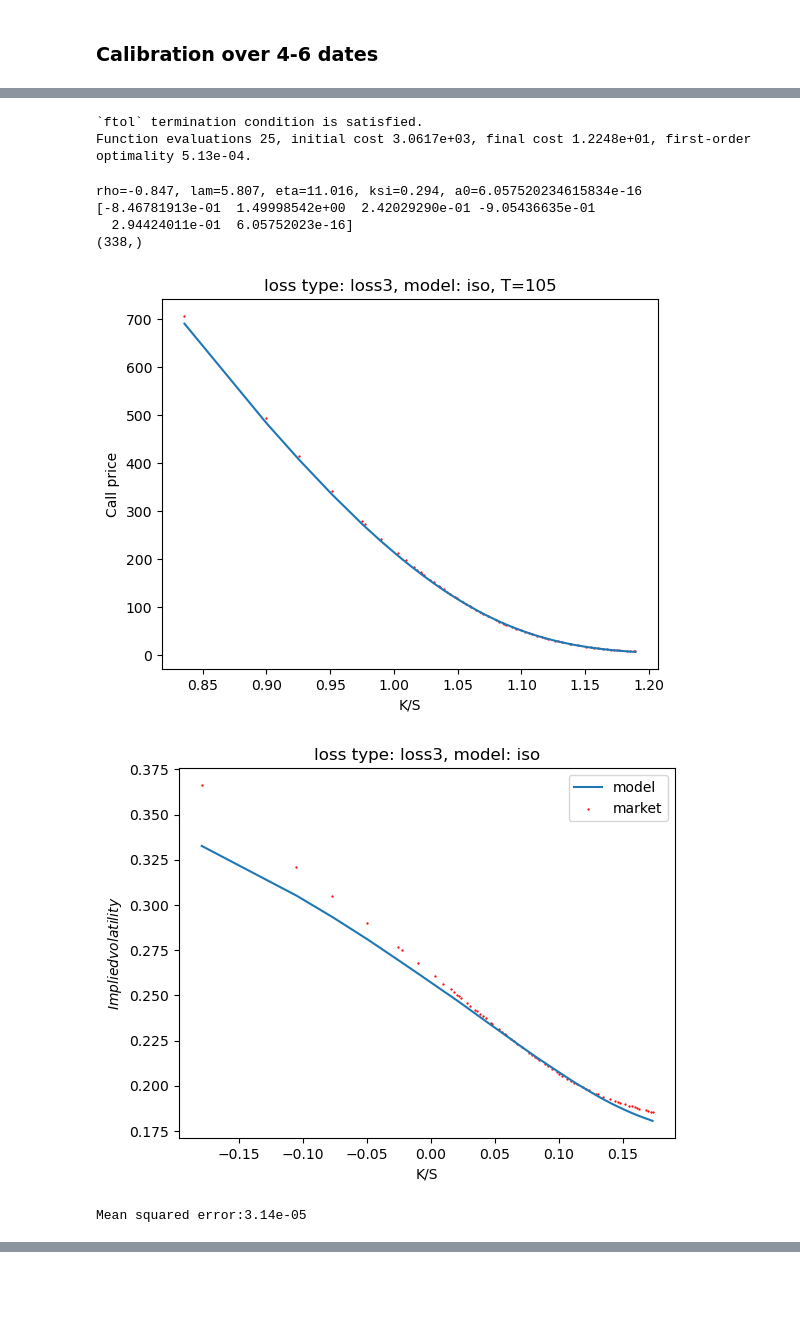
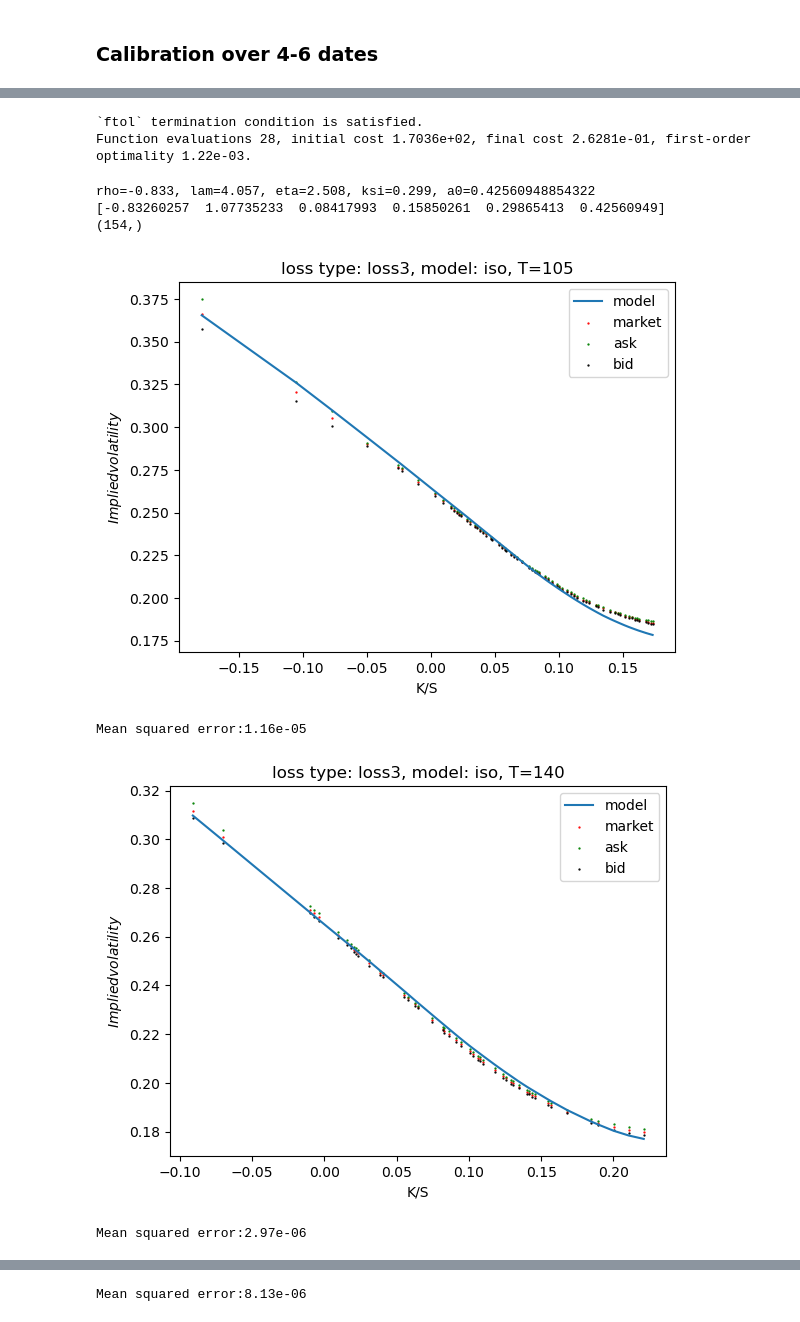
Before and after one commit to GearlessJohn/deep-pricing, a Jupyter notebook: src/simulation_Xt_V1.ipynb, the cells around one changed output, grey strips where cells are left out. Saved outputs shown, nothing was run; the diff lists cells and outputs as text; code cells hidden in the pictures; blank space fills up the shorter version.

```diff
--- a/src/simulation_Xt_V1.ipynb
+++ b/src/simulation_Xt_V1.ipynb
@@ -344,7 +344,8 @@ def sample_S_frac(rho=0.5, H=0.5, c=1, ksi=[0.5], a0=1, T=1.5, pre=False):
 def sample_S_exp_iso(rho=0.5, v=1, epsilon=1, H=0.5, ksi=0.5, a0=1, T=[1.5], pre=False):
     sample=[]
     eta = v*epsilon**(H-0.5)
-    lam = -(H-0.5)/epsilon
+    lam = -1/epsilon*(H-0.5)
+    # print("lam=", lam, "\n eta=", eta)
 
     for T_unique in np.unique(T):
 
@@ -505,17 +501,19 @@ Wall time: 26 µs
 # %%
-def test_implied_vol(S0, T, Ks, call_models, vol_markets, loss_type="1", model="frac"):
+def test_implied_vol(S0, T, Ks, call_models, vol_markets, vol_ask, vol_bid, loss_type="1", model="frac"):
 
     fig = plt.figure()
     ax = fig.add_subplot(111)
-    vol_models = np.array([implied_volatility_call_bisection(C=call_models[i], S=S0[i], K=Ks[i], T=T[i], r=0, tol=1e-7, max_iterations=1000) for i in range(len(Ks))])
+    vol_models = np.array([implied_volatility_call_bisection(C=call_models[i], S=S0[i], K=Ks[i], T=T[i], r=0) for i in range(len(Ks))])
     # vol_markets = np.array([implied_volatility_call_bisection(C=call_markets[i], S=S0, K=Ks[i], T=T, r=0) for i in range(len(Ks))])
 
     ax.plot(np.log(Ks/S0), vol_models, label="model")
     ax.scatter(np.log(Ks/S0), vol_markets, label="market", s=0.4, c="red")
+    ax.scatter(np.log(Ks/S0), vol_ask, label="ask", s=0.4, c="green")
+    ax.scatter(np.log(Ks/S0), vol_bid, label="bid", s=0.4, c="black")
 
     ax.set_xlabel('K/S')
     ax.set_ylabel('$Implied volatility$')
-    ax.set_title(f"loss type: loss{loss_type}, model: {model}")
+    ax.set_title(f"loss type: loss{loss_type}, model: {model}, T={int(T[0]*365)}")
 
     plt.legend(loc='best')
 
@@ -790,0 +787,3 @@ Function evaluations 27, initial cost 3.5627e+02, final cost 1.2248e+01, first-o
+# %%
+res = calibration(Ks=Ks, y=call_markets, S0=S0s, T=Ts, loss=loss_2, kernel="exp")
+params = res.x
@@ -860,44 +919,48 @@ Mean squared error:6.02e-05
-# %%
-vol_markets = [implied_volatility_call_bisection(C=call_markets[i], S=S0s[i], K=Ks[i], T=Ts[i], r=0, max_iterations=1000) for i in range(len(Ks))]
-vega = np.array([vega_func(S0s[i], Ks[i], Ts[i], r=0, sigma = vol_markets[i]) + 1e-8 for i in range(len(Ks))])
-
-res = calibration(Ks=Ks, y=call_markets, S0=S0s, T=Ts, loss=loss_3, kernel="iso")
-params = res.x
-# %% [output]
-`ftol` termination condition is satisfied.
-Function evaluations 25, initial cost 3.0617e+03, final cost 1.2248e+01, first-order optimality 5.13e-04.
+# %%
+res = calibration(Ks=Ks, y=call_markets, S0=S0s, T=Ts, loss=loss_3, kernel="iso")
+params = res.x
+# %% [output]
+`ftol` termination condition is satisfied.
+Function evaluations 28, initial cost 1.7036e+02, final cost 2.6281e-01, first-order optimality 1.22e-03.
 # %%
 eta = params[1]*params[2]**(params[3]-0.5)
 lam = -(params[3]-0.5)/params[2]
 print(f"rho={params[0]:.3f}, lam={lam:.3f}, eta={eta:.3f}, ksi={params[4]:.3f}, a0={params[5]} ")
 print(params)
 ST = sample_S_exp_iso(T=Ts, rho=params[0], v=params[1], epsilon=params[2], H=params[3], ksi=params[4], a0=params[5])[:,:,-1]
 T_unique = np.unique(Ts)
 
 call_models = np.array([np.mean(np.maximum(S0s[i]*ST[T_unique.tolist().index(Ts[i])]-Ks[i], 0))  for i in range(len(Ks))])
 print(call_models.shape)
 
-T_view = filter_T[2]/365
+for T_view in filter_T:
+    T_view = T_view/365
+# T_view = filter_T[1]/365
 
-fig = plt.figure()
-ax = fig.add_subplot(111)
-ax.scatter(Ks[np.array(Ts)==T_view]/S0s[np.array(Ts)==T_view], np.array(call_markets)[np.array(Ts)==T_view], s=0.4, c="red")
-ax.plot(Ks[np.array(Ts)==T_view]/S0s[np.array(Ts)==T_view], np.array(call_models)[np.array(Ts)==T_view], "-")
+# fig = plt.figure()
+# ax = fig.add_subplot(111)
+# ax.scatter(Ks[np.array(Ts)==T_view]/S0s[np.array(Ts)==T_view], np.array(call_markets)[np.array(Ts)==T_view], s=0.4, c="red")
+# ax.plot(Ks[np.array(Ts)==T_view]/S0s[np.array(Ts)==T_view], np.array(call_models)[np.array(Ts)==T_view], "-")
 
 
-ax.set_xlabel("K/S")
-ax.set_ylabel("Call price")
-ax.set_title(f"loss type: loss3, model: iso, T={int(T_view*365)}")
+# ax.set_xlabel("K/S")
+# ax.set_ylabel("Call price")
+# ax.set_title(f"loss type: loss3, model: iso, T={int(T_view*365)}")
 
-plt.show()
+# plt.show()
 
 
-test_implied_vol(S0=S0s[np.array(Ts)==T_view], T=Ts[np.array(Ts)==T_view], Ks=Ks[np.array(Ts)==T_view], call_models=call_models[np.array(Ts)==T_view], vol_markets=np.array(vol_markets)[np.array(Ts)==T_view], model="iso", loss_type=3)
+    test_implied_vol(S0=S0s[np.array(Ts)==T_view], T=Ts[np.array(Ts)==T_view], Ks=Ks[np.array(Ts)==T_view],
+                    call_models=call_models[np.array(Ts)==T_view],
+                    vol_markets=np.array(vol_markets)[np.array(Ts)==T_view],
+                    vol_ask = np.array(vol_ask)[np.array(Ts)==T_view],
+                    vol_bid = np.array(vol_bid)[np.array(Ts)==T_view],
+                    model="iso", loss_type=3)
 # %% [output]
-rho=-0.847, lam=5.807, eta=11.016, ksi=0.294, a0=6.057520234615834e-16
-[-8.46781913e-01  1.49998542e+00  2.42029290e-01 -9.05436635e-01
-  2.94424011e-01  6.05752023e-16]
-(338,)
+rho=-0.833, lam=4.057, eta=2.508, ksi=0.299, a0=0.42560948854322
+[-0.83260257  1.07735233  0.08417993  0.15850261  0.29865413  0.42560949]
+(154,)
-[figure, old version]
+[figure, new version]
+Mean squared error:1.16e-05
-[figure, old version]
+[figure, new version]
-Mean squared error:3.14e-05
+Mean squared error:2.97e-06
@@ -903,0 +968 @@ Mean squared error:3.14e-05
+Mean squared error:8.13e-06
```
Also changed, not shown: parts of 36 cells of this notebook.
